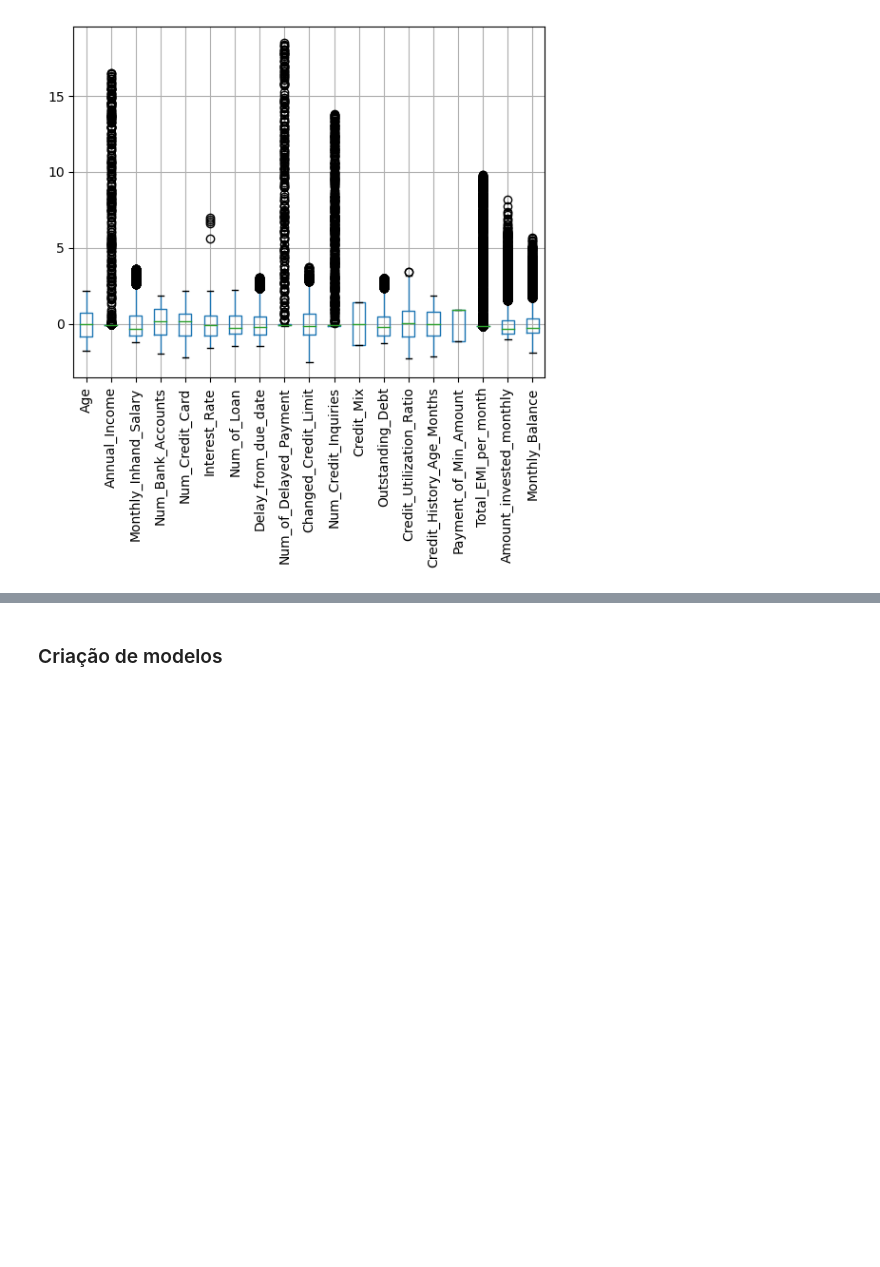
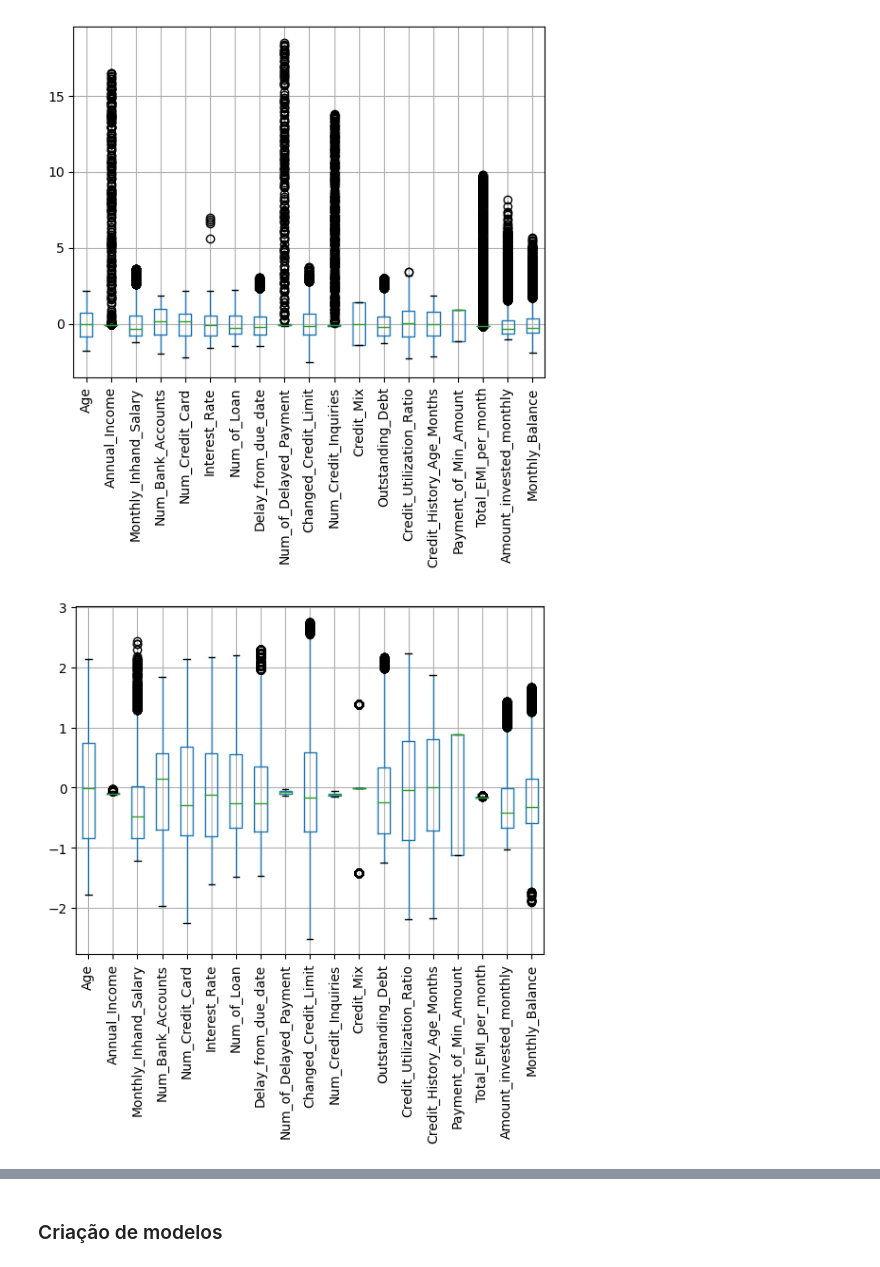
Before and after one commit to CeHaga-UFRJ/ia-ufrj-2022.2, a Jupyter notebook: decision_tree/CarlosMarkson_ArvDec_IA.ipynb, the cells around one changed output, grey strips where cells are left out. Cells and saved outputs as stored; diff of their text form; code cells hidden in the pictures; blank space fills up the shorter version.

Commit message:
Such graphics 10/10

```diff
--- a/decision_tree/CarlosMarkson_ArvDec_IA.ipynb
+++ b/decision_tree/CarlosMarkson_ArvDec_IA.ipynb
@@ -234,3 +236,16 @@ df_padronizado[colunas_para_conversao].boxplot(rot=90)
 plt.show()
 # %% [output]
 [figure]
+# %%
+# Remove outliers de df_padronizado usando o IQR
+for col in colunas_para_conversao:
+    q1 = df_padronizado[col].quantile(0.25)
+    q3 = df_padronizado[col].quantile(0.75)
+    iqr = q3 - q1
+    df_padronizado = df_padronizado[(df_padronizado[col] >= q1 - 1.5 * iqr) & (df_padronizado[col] <= q3 + 1.5 * iqr)]
+
+# Boxplot de df_padronizado para as colunas selecionadas em colunas_para_conversao
+df_padronizado[colunas_para_conversao].boxplot(rot=90)
+plt.show()
+# %% [output]
+[figure, added]
```
Also changed, not shown: parts of 6 cells of this notebook, 4 other files.
